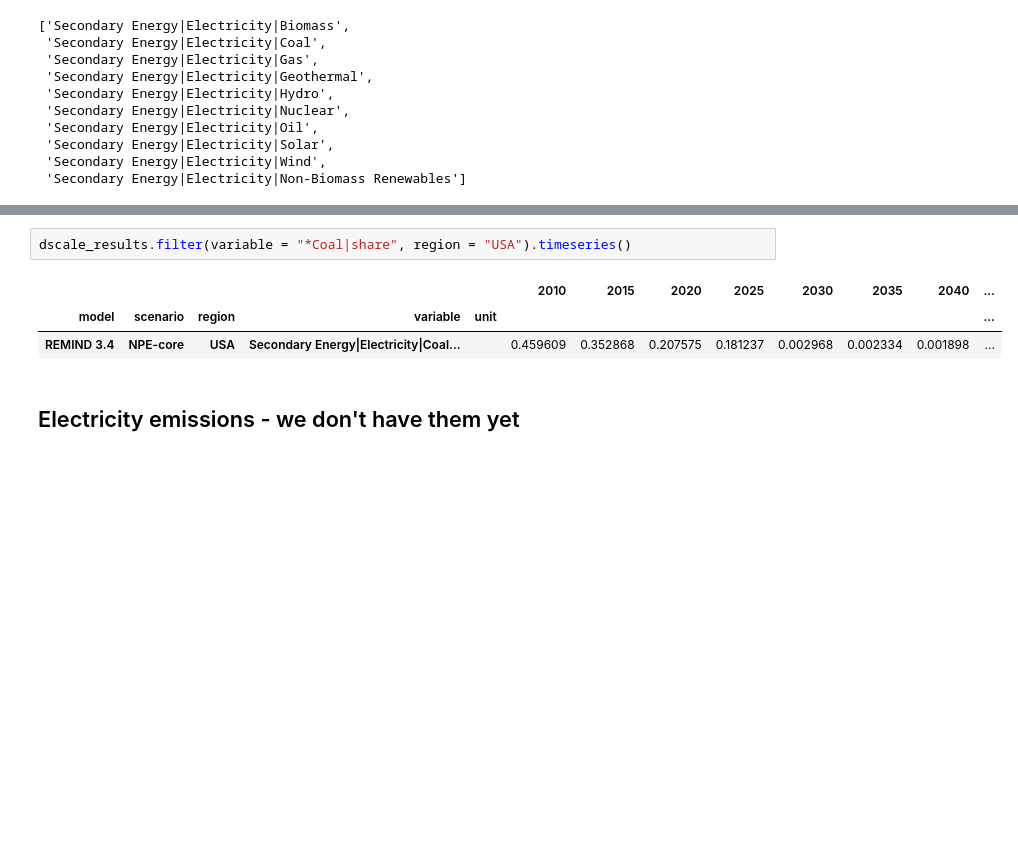
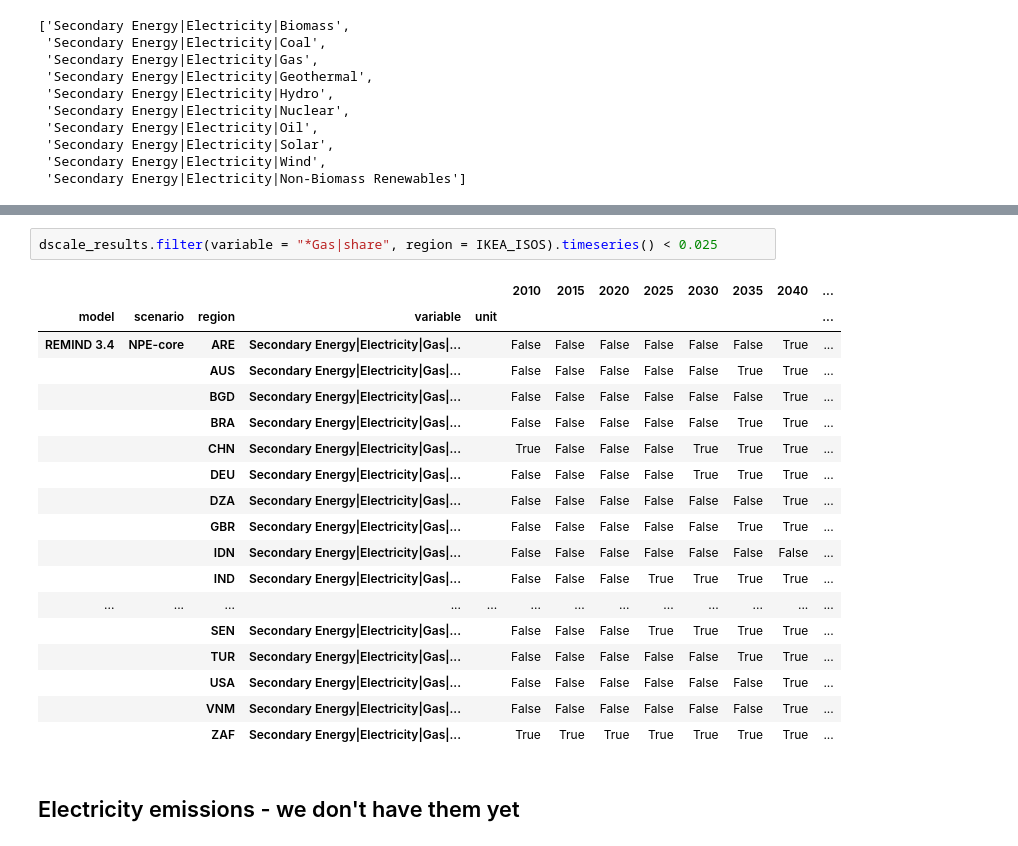
Before and after one commit to fabiosferra/DSCALE, a Jupyter notebook: notebook/explore_power.ipynb, the cells around one changed output, grey strips where cells are left out. Saved outputs shown, nothing was run; the diff lists cells and outputs as text; blank space fills up the shorter version.

```diff
--- a/notebook/explore_power.ipynb
+++ b/notebook/explore_power.ipynb
@@ -541,8 +554,23 @@ from pyam import cross_threshold
 # %%
-dscale_results.filter(variable = "*Coal|share", region = "USA").timeseries()
+dscale_results.filter(variable = "*Gas|share", region = IKEA_ISOS).timeseries() < 0.025
 # %% [output]
 |  |  |  |  |  | 2010 | 2015 | 2020 | 2025 | 2030 | 2035 | 2040 | ... |
 | model | scenario | region | variable | unit |  |  |  |  |  |  |  | ... |
-| REMIND 3.4 | NPE-core | USA | Secondary Energy|Electricity|Coal... |  | 0.459609 | 0.352868 | 0.207575 | 0.181237 | 0.002968 | 0.002334 | 0.001898 | ... |
+| REMIND 3.4 | NPE-core | ARE | Secondary Energy|Electricity|Gas|... |  | False | False | False | False | False | False | True | ... |
+|  |  | AUS | Secondary Energy|Electricity|Gas|... |  | False | False | False | False | False | True | True | ... |
+|  |  | BGD | Secondary Energy|Electricity|Gas|... |  | False | False | False | False | False | False | True | ... |
+|  |  | BRA | Secondary Energy|Electricity|Gas|... |  | False | False | False | False | False | True | True | ... |
+|  |  | CHN | Secondary Energy|Electricity|Gas|... |  | True | False | False | False | True | True | True | ... |
+|  |  | DEU | Secondary Energy|Electricity|Gas|... |  | False | False | False | False | True | True | True | ... |
+|  |  | DZA | Secondary Energy|Electricity|Gas|... |  | False | False | False | False | False | False | True | ... |
+|  |  | GBR | Secondary Energy|Electricity|Gas|... |  | False | False | False | False | False | True | True | ... |
+|  |  | IDN | Secondary Energy|Electricity|Gas|... |  | False | False | False | False | False | False | False | ... |
+|  |  | IND | Secondary Energy|Electricity|Gas|... |  | False | False | False | True | True | True | True | ... |
+| ... | ... | ... | ... | ... | ... | ... | ... | ... | ... | ... | ... | ... |
+|  |  | SEN | Secondary Energy|Electricity|Gas|... |  | False | False | False | True | True | True | True | ... |
+|  |  | TUR | Secondary Energy|Electricity|Gas|... |  | False | False | False | False | False | True | True | ... |
+|  |  | USA | Secondary Energy|Electricity|Gas|... |  | False | False | False | False | False | False | True | ... |
+|  |  | VNM | Secondary Energy|Electricity|Gas|... |  | False | False | False | False | False | False | True | ... |
+|  |  | ZAF | Secondary Energy|Electricity|Gas|... |  | True | True | True | True | True | True | True | ... |
 # %% [markdown]
 ## Electricity emissions - we don't have them yet
```
Also changed, not shown: parts of 18 cells of this notebook.
